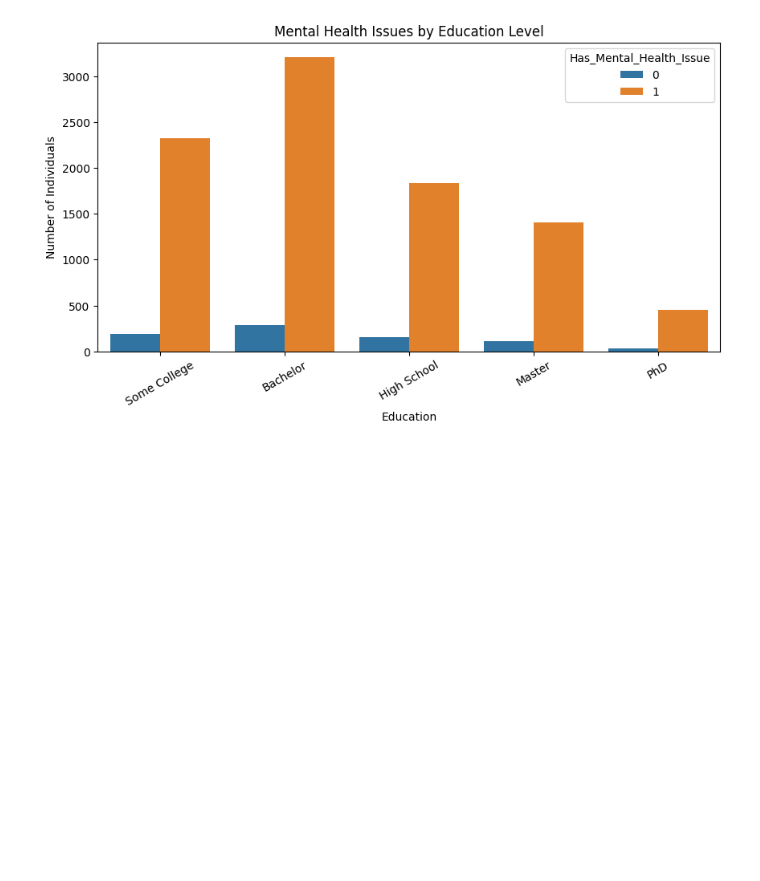
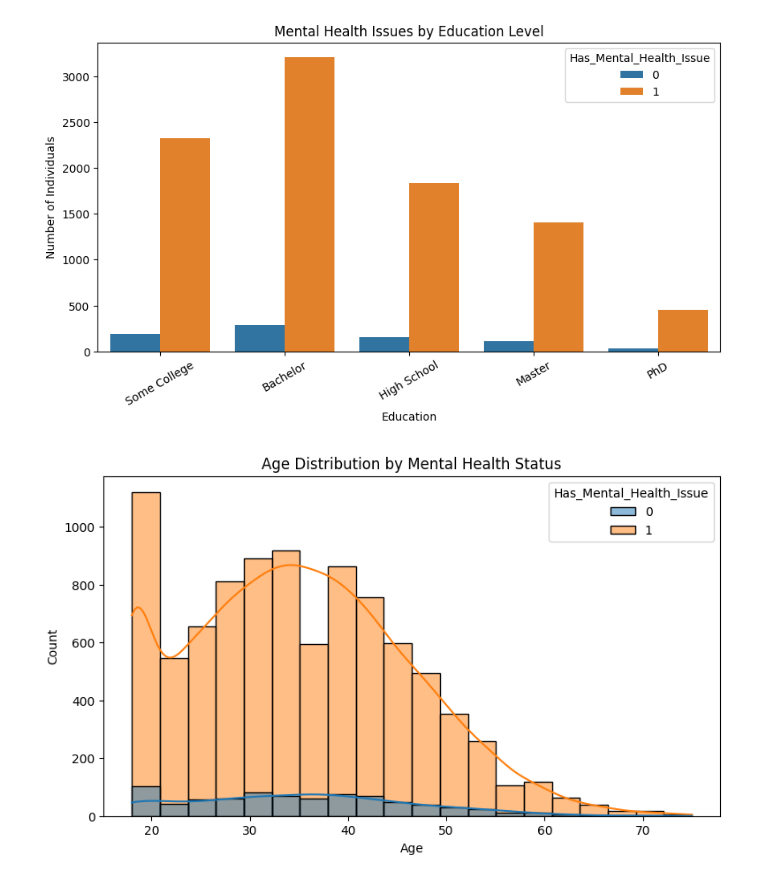
Before and after one commit to samifahim07/PsychWell-Predictive-Modeling, a Jupyter notebook: mental_health.ipynb, the cells around one changed output. Drawn from its saved outputs; the diff is of its cells as text; code cells hidden in the pictures; blank space fills up the shorter version.

```diff
--- a/mental_health.ipynb
+++ b/mental_health.ipynb
@@ -214,3 +214,21 @@ plt.ylabel('Number of Individuals')
 plt.show()
 # %% [output]
 [figure]
+# %%
+plt.figure(figsize=(9,5))
+
+sns.histplot(
+    data=df,
+    x='Age',
+    hue='Has_Mental_Health_Issue',
+    kde=True,
+    bins=20
+)
+
+plt.title('Age Distribution by Mental Health Status')
+plt.xlabel('Age')
+plt.ylabel('Count')
+
+plt.show()
+# %% [output]
+[figure, added]
```
